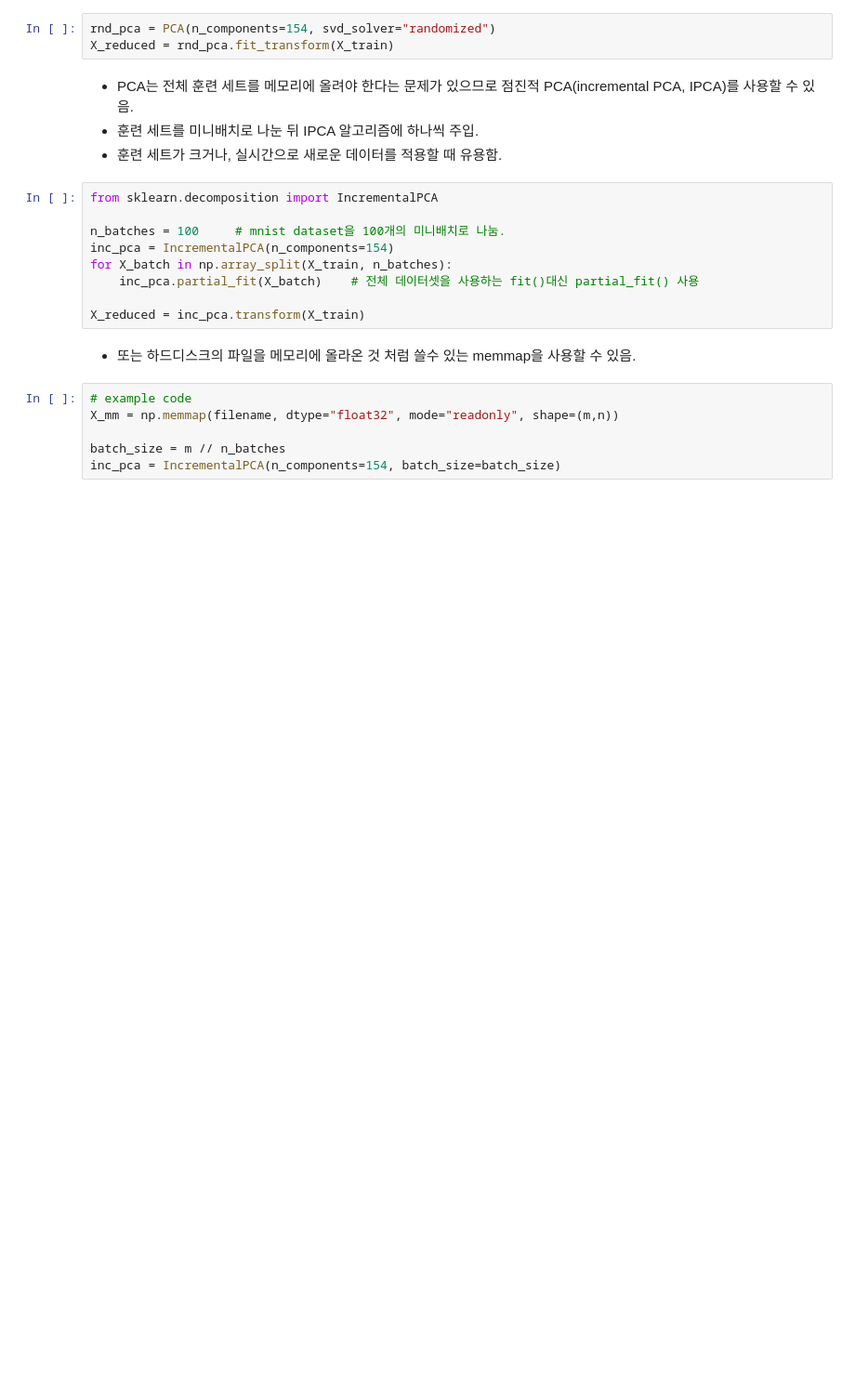
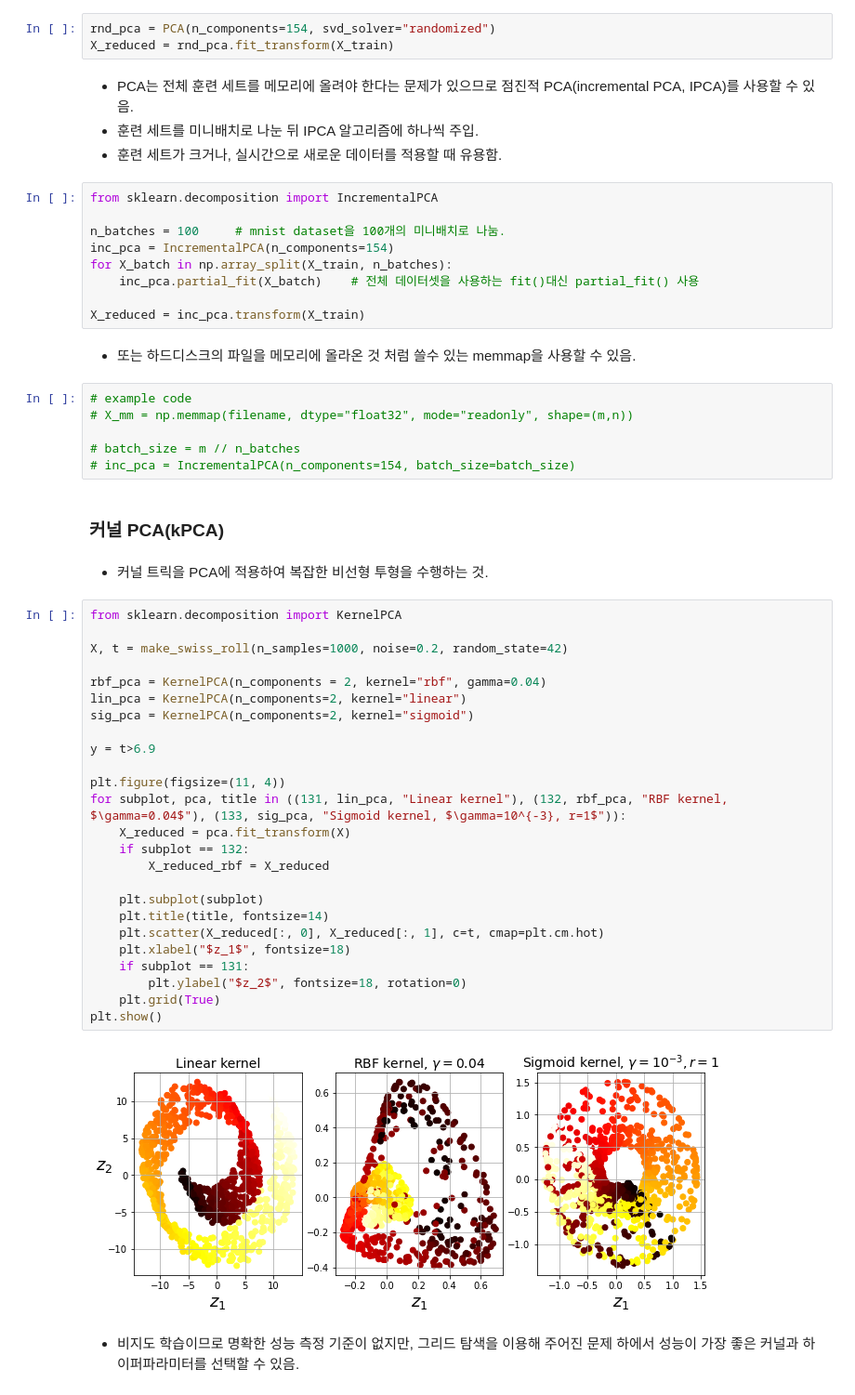
Before and after one commit to lijm1358/ml_practice, a Jupyter notebook: ch08.ipynb, the cells around one changed output. Shown at 93% size. Saved outputs shown, nothing was run; the diff lists cells and outputs as text; blank space fills up the shorter version.

```diff
--- a/ch08.ipynb
+++ b/ch08.ipynb
@@ -391,7 +391,40 @@ X_reduced = inc_pca.transform(X_train)
 * 또는 하드디스크의 파일을 메모리에 올라온 것 처럼 쓸수 있는 memmap을 사용할 수 있음.
 # %%
 # example code
-X_mm = np.memmap(filename, dtype="float32", mode="readonly", shape=(m,n))
+# X_mm = np.memmap(filename, dtype="float32", mode="readonly", shape=(m,n))
 
-batch_size = m // n_batches
-inc_pca = IncrementalPCA(n_components=154, batch_size=batch_size)
+# batch_size = m // n_batches
+# inc_pca = IncrementalPCA(n_components=154, batch_size=batch_size)
+# %% [markdown]
+### 커널 PCA(kPCA)
+# %% [markdown]
+* 커널 트릭을 PCA에 적용하여 복잡한 비선형 투형을 수행하는 것.
+# %%
+from sklearn.decomposition import KernelPCA
+
+X, t = make_swiss_roll(n_samples=1000, noise=0.2, random_state=42)
+
+rbf_pca = KernelPCA(n_components = 2, kernel="rbf", gamma=0.04)
+lin_pca = KernelPCA(n_components=2, kernel="linear")
+sig_pca = KernelPCA(n_components=2, kernel="sigmoid")
+
+y = t>6.9
+
+plt.figure(figsize=(11, 4))
+for subplot, pca, title in ((131, lin_pca, "Linear kernel"), (132, rbf_pca, "RBF kernel, $\gamma=0.04$"), (133, sig_pca, "Sigmoid kernel, $\gamma=10^{-3}, r=1$")):
+    X_reduced = pca.fit_transform(X)
+    if subplot == 132:
+        X_reduced_rbf = X_reduced
+
+    plt.subplot(subplot)
+    plt.title(title, fontsize=14)
+    plt.scatter(X_reduced[:, 0], X_reduced[:, 1], c=t, cmap=plt.cm.hot)
+    plt.xlabel("$z_1$", fontsize=18)
+    if subplot == 131:
+        plt.ylabel("$z_2$", fontsize=18, rotation=0)
+    plt.grid(True)
+plt.show()
+# %% [output]
+[figure, added]
+# %% [markdown]
+* 비지도 학습이므로 명확한 성능 측정 기준이 없지만, 그리드 탐색을 이용해 주어진 문제 하에서 성능이 가장 좋은 커널과 하이퍼파라미터를 선택할 수 있음.
```
Also changed, not shown: parts of 36 cells of this notebook.
